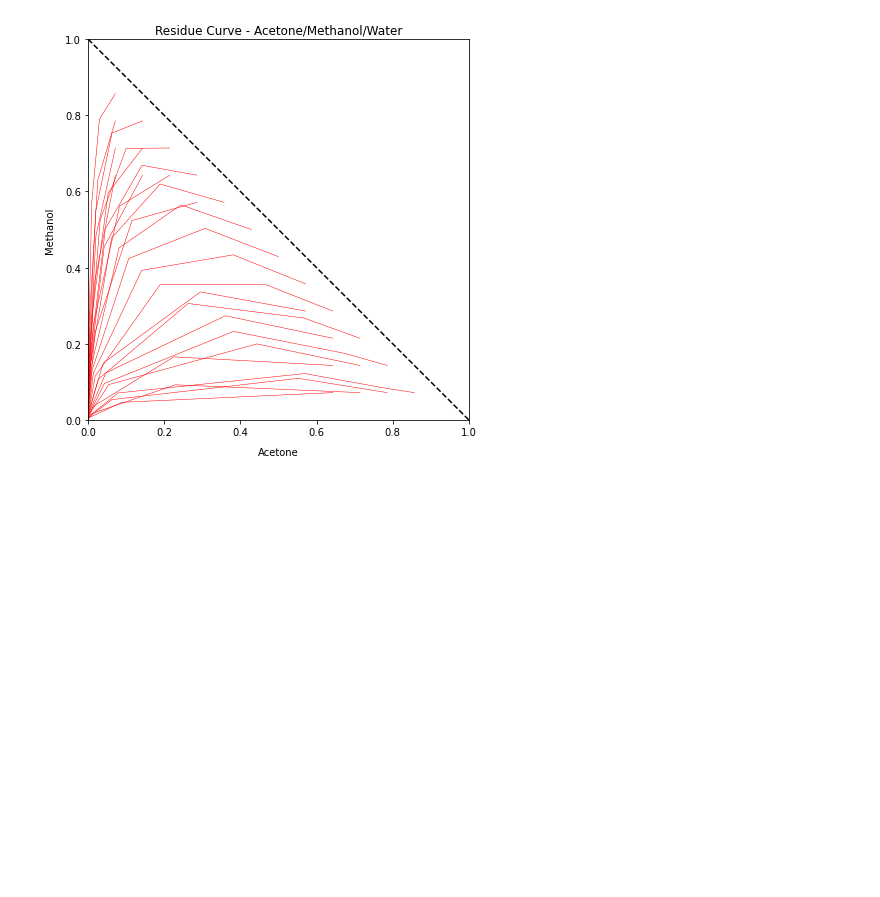
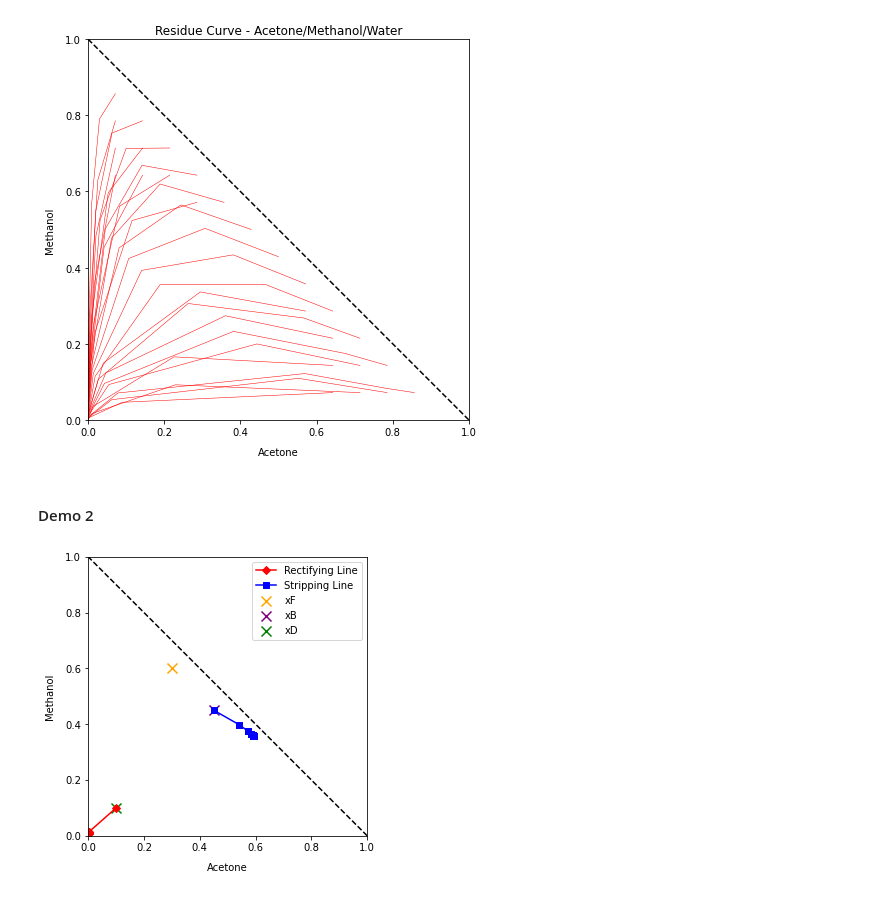
Before and after one commit to AMKCode/ExtractiveDistillationSimulator, a Jupyter notebook: src/Example5.ipynb, the cells around one changed output. Saved outputs shown, nothing was run; the diff lists cells and outputs as text; code cells hidden in the pictures; blank space fills up the shorter version.

Commit message:
Begin DoubleFeed Demo

```diff
--- a/src/Example5.ipynb
+++ b/src/Example5.ipynb
@@ -53,3 +53,19 @@ fig, ax = plt.subplots(1,1,figsize= (7,7))
 rcm.plot_residue_curve_og(ax,15)
 # %% [output]
 [figure]
+# %% [markdown]
+#### Demo 2
+# %%
+fig, ax = plt.subplots(1,1,figsize= (5,10))
+#Arbitrary right now
+zF = np.array([0.25, 0.35, 0.4])
+xFL = np.array([0.3, 0.6, 0.1])
+xFU = np.array([0.2, 0.1, 0.7])
+xD = np.array([0.1, 0.1, 0.8])
+xB = np.array([0.45, 0.45,0.1])
+R = 0.3
+Fr = 1.5
+distillation_model = DistillationModelDoubleFeed(AceMethWaterSys, Fr = Fr, zF = zF, xFL = xFL, xFU = xFU, xD = xD, xB = xB, reflux = R)
+distillation_model.plot_rect_strip_comp(ax)
+# %% [output]
+[figure, added]
```
Also changed, not shown: 1 other file.
